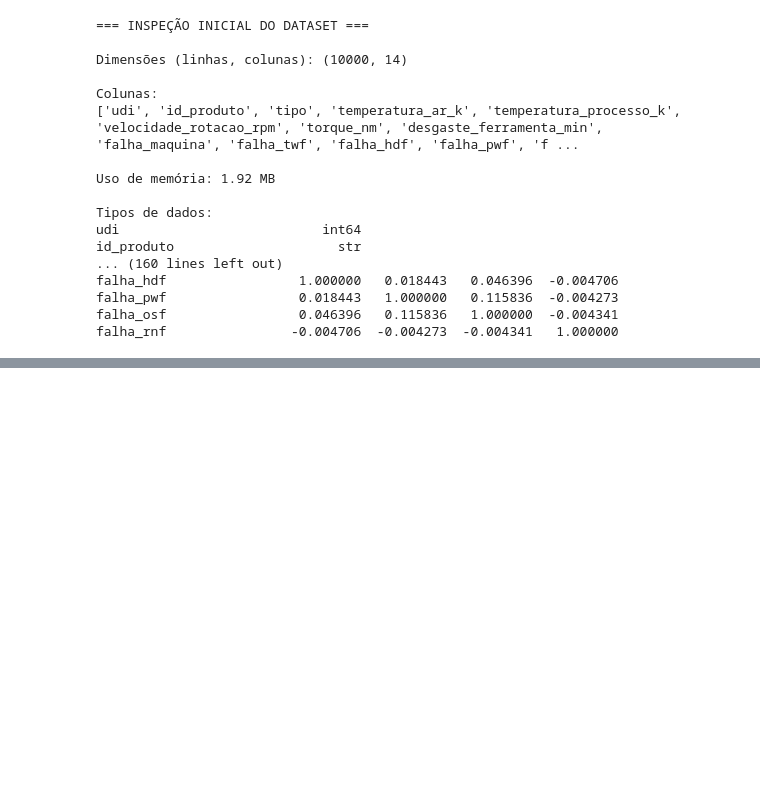
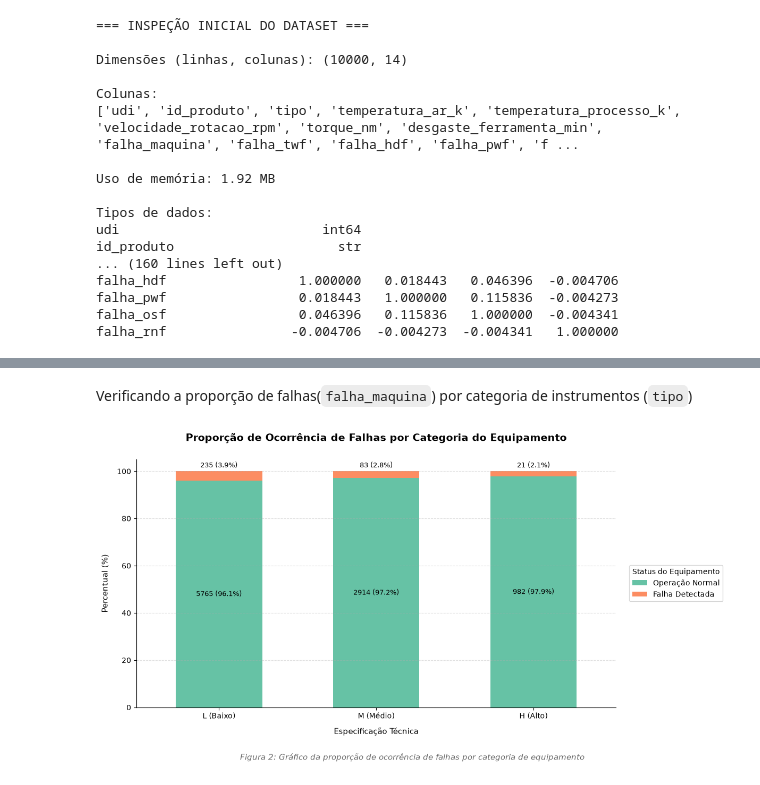
Before and after one commit to raphaelpiresdev-ai/industrial-failure-prediction, a Jupyter notebook: projeto-final.ipynb, the cells around one changed output, grey strips where cells are left out. Saved outputs shown, nothing was run; the diff lists cells and outputs as text; code cells hidden in the pictures; blank space fills up the shorter version.

```diff
--- a/projeto-final.ipynb
+++ b/projeto-final.ipynb
@@ -127,0 +190,78 @@ falha_rnf                -0.004706  -0.004273  -0.004341   1.000000
+# %% [markdown]
+Verificando a proporção de falhas(`falha_maquina`) por categoria de instrumentos (`tipo`)
+# %%
+# Calculando os valores absolutos e percentuais
+tabela_absoluta = pd.crosstab(df_bruto["tipo"], df_bruto["falha_maquina"]).reindex(["L", "M", "H"])
+tabela_proporcao = pd.crosstab(df_bruto["tipo"], df_bruto["falha_maquina"], normalize="index") * 100
+tabela_proporcao = tabela_proporcao.reindex(["L", "M", "H"])
+
+# Configurando a janela do gráfico
+fig, ax = plt.subplots(figsize=(12, 6))
+
+# Plotando o gráfico
+tabela_proporcao.plot(
+    kind="bar",
+    stacked=True,
+    ax=ax,
+    color=sns.color_palette("Set2")[:2],
+    width=0.55
+)
+
+# Adicionando os rótulos
+for i, container in enumerate(ax.containers):
+    labels_customizados = []
+
+    for idx, categoria in enumerate(["L", "M", "H"]):
+        abs_val = tabela_absoluta.loc[categoria, i]
+        pct_val = tabela_proporcao.loc[categoria, i]
+        labels_customizados.append(f"{abs_val} ({pct_val:.1f}%)")
+
+    # Se for a barra de falhas (i == 1), usamos uma estratégia para não esmagar o texto
+    if i == 1:
+        # Coloca o texto logo ACIMA do topo da barra (edge) em vez de centralizar
+        ax.bar_label(container, labels=labels_customizados, label_type="edge", padding=3, fontsize=9)
+    else:
+        # Mantém centralizado no bloco grande verde
+        ax.bar_label(container, labels=labels_customizados, label_type="center", fontsize=9)
+
+# Títulos e rótulos
+ax.set_title("Proporção de Ocorrência de Falhas por Categoria do Equipamento", fontsize=14, fontweight='bold', pad=25)
+ax.set_ylabel("Percentual (%)", fontsize=11, labelpad=10)
+ax.set_xlabel("Especificação Técnica", fontsize=11, labelpad=10)
+
+# Adicionando rodapé de identificação na base da figura
+fig.text(x=0.5, y=-0.05,
+         s="Figura 2: Gráfico da proporção de ocorrência de falhas por categoria de equipamento",
+         fontsize=11, fontstyle='italic', color='dimgray', ha='center')
+
+ax.set_xticks([0, 1, 2])
+ax.set_xticklabels(["L (Baixo)", "M (Médio)", "H (Alto)"], rotation=0)
+
+# Limita o eixo Y em 105 para que o texto acima da última barra não seja cortado
+ax.set_ylim(0, 105)
+
+# Legenda externa centralizada verticalmente
+ax.legend(
+    title="Status do Equipamento",
+    labels=["Operação Normal", "Falha Detectada"],
+    loc="center left",
+    bbox_to_anchor=(1.02, 0.5)
+)
+
+ax.grid(axis="y", linestyle="--", alpha=0.4)
+sns.despine(ax=ax, top=True, right=True)
+
+plt.tight_layout()
+
+# Salvando os gráficosos na pasta outputs
+caminho_arquivo = os.path.join("outputs", "figura2.png")
+
+plt.savefig(
+    caminho_arquivo,
+    dpi=300,             # Alta resolução
+    bbox_inches='tight'  # Garante que nenhum pedaço do rodapé ou título seja cortado ao salvar
+)
+
+plt.show()
+# %% [output]
+[figure, added]
```
Also changed, not shown: parts of 7 cells of this notebook, 3 other files.
